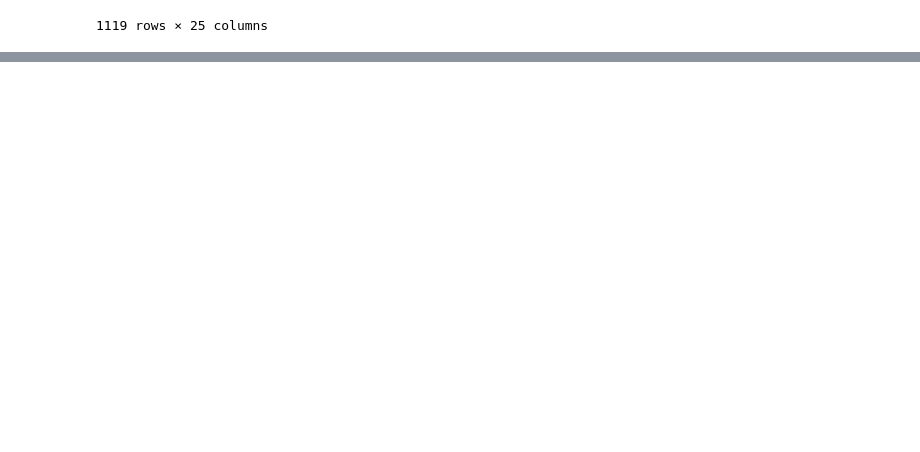
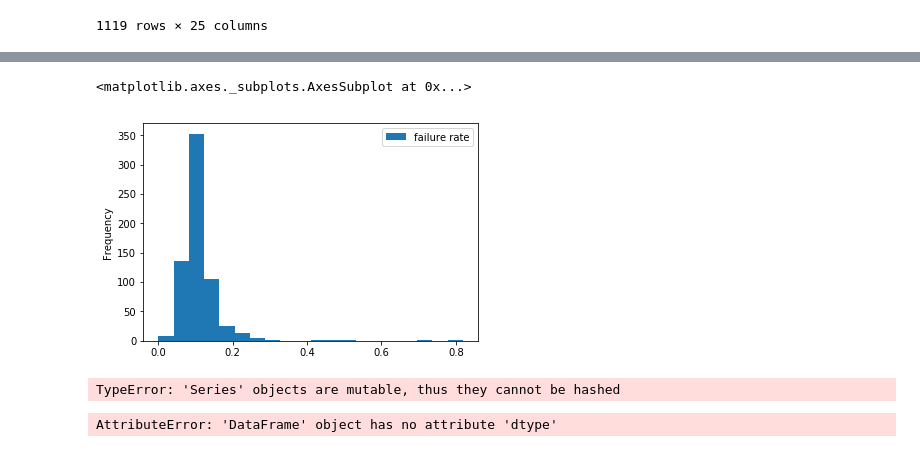
Before and after one commit to Cjcarlevato/data-question-2-dream-crushers, a Jupyter notebook: ACCREdata.ipynb, the cells around one changed output, grey strips where cells are left out. Drawn from its saved outputs; the diff is of its cells as text; code cells hidden in the pictures; blank space fills up the shorter version.

```diff
--- a/ACCREdata.ipynb
+++ b/ACCREdata.ipynb
@@ -284,0 +269,13 @@ accre_data[(accre_data['State'] == "FAILED") & (accre_data["NodeList"] == "vmp12
+# %%
+Node_And_Failure_rate.plot.hist(bins=20)
+# %% [output]
+<matplotlib.axes._subplots.AxesSubplot at 0x...>
+[figure, added]
+# %%
+Node_And_Failure_rate.mean(Node_And_Failure_rate["failure rate"])
+# %% [output]
+TypeError: 'Series' objects are mutable, thus they cannot be hashed
+# %%
+Node_And_Failure_rate.dtype
+# %% [output]
+AttributeError: 'DataFrame' object has no attribute 'dtype'
```
Also changed, not shown: parts of 23 cells of this notebook.
